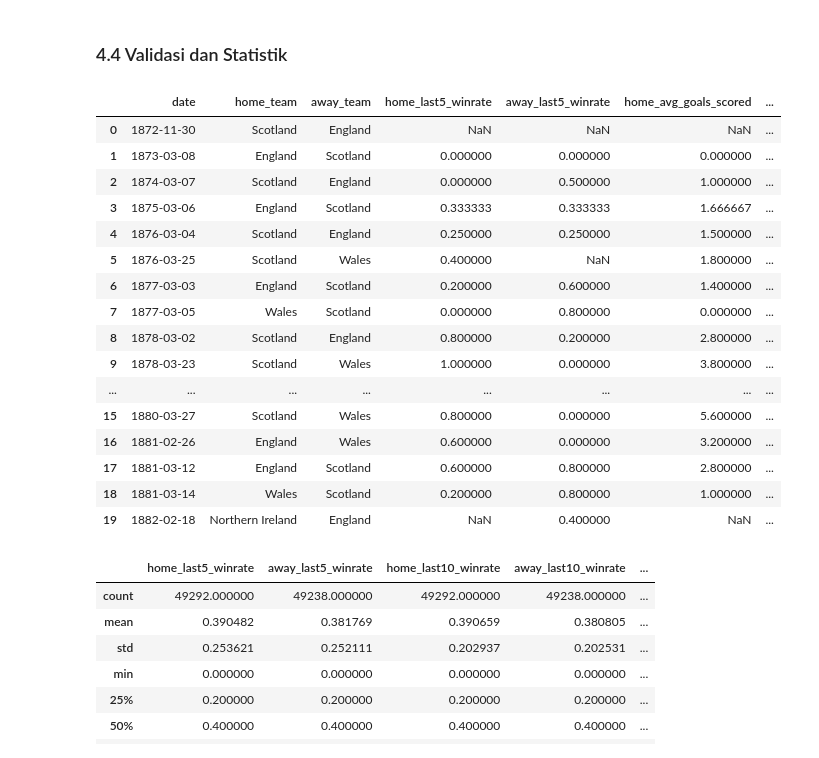
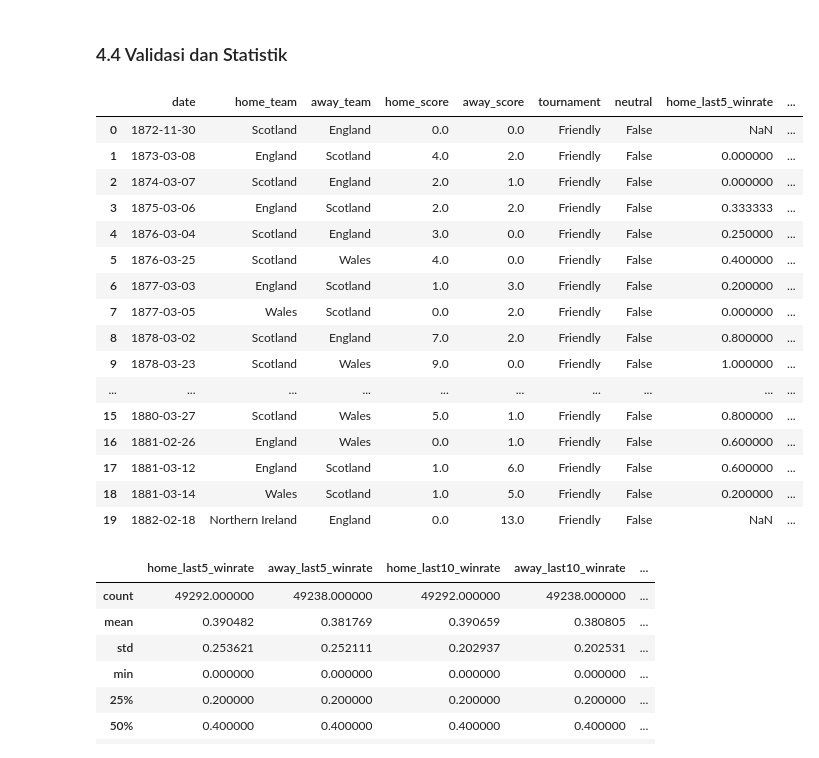
Before and after one commit to RyannPy/international-football-prediction, a Jupyter notebook: notebooks/07_historical_feature_engineering.ipynb, the cells around one changed output. Saved outputs shown, nothing was run; the diff lists cells and outputs as text; code cells hidden in the pictures.

```diff
--- a/notebooks/07_historical_feature_engineering.ipynb
+++ b/notebooks/07_historical_feature_engineering.ipynb
@@ -373,35 +373,25 @@ for idx, match in matches.iterrows():
 ### 4.4 Validasi dan Statistik
 # %%
 # %%
-matches[
-    [
-        "date",
-        "home_team",
-        "away_team",
-        "home_last5_winrate",
-        "away_last5_winrate",
-        "home_avg_goals_scored",
-        "away_avg_goals_scored"
-    ]
-].head(20)
+matches.head(20)
 # %% [output]
-|  | date | home_team | away_team | home_last5_winrate | away_last5_winrate | home_avg_goals_scored | ... |
-| 0 | 1872-11-30 | Scotland | England | NaN | NaN | NaN | ... |
-| 1 | 1873-03-08 | England | Scotland | 0.000000 | 0.000000 | 0.000000 | ... |
-| 2 | 1874-03-07 | Scotland | England | 0.000000 | 0.500000 | 1.000000 | ... |
-| 3 | 1875-03-06 | England | Scotland | 0.333333 | 0.333333 | 1.666667 | ... |
-| 4 | 1876-03-04 | Scotland | England | 0.250000 | 0.250000 | 1.500000 | ... |
-| 5 | 1876-03-25 | Scotland | Wales | 0.400000 | NaN | 1.800000 | ... |
-| 6 | 1877-03-03 | England | Scotland | 0.200000 | 0.600000 | 1.400000 | ... |
-| 7 | 1877-03-05 | Wales | Scotland | 0.000000 | 0.800000 | 0.000000 | ... |
-| 8 | 1878-03-02 | Scotland | England | 0.800000 | 0.200000 | 2.800000 | ... |
-| 9 | 1878-03-23 | Scotland | Wales | 1.000000 | 0.000000 | 3.800000 | ... |
-| ... | ... | ... | ... | ... | ... | ... | ... |
-| 15 | 1880-03-27 | Scotland | Wales | 0.800000 | 0.000000 | 5.600000 | ... |
-| 16 | 1881-02-26 | England | Wales | 0.600000 | 0.000000 | 3.200000 | ... |
-| 17 | 1881-03-12 | England | Scotland | 0.600000 | 0.800000 | 2.800000 | ... |
-| 18 | 1881-03-14 | Wales | Scotland | 0.200000 | 0.800000 | 1.000000 | ... |
-| 19 | 1882-02-18 | Northern Ireland | England | NaN | 0.400000 | NaN | ... |
+|  | date | home_team | away_team | home_score | away_score | tournament | neutral | home_last5_winrate | ... |
+| 0 | 1872-11-30 | Scotland | England | 0.0 | 0.0 | Friendly | False | NaN | ... |
+| 1 | 1873-03-08 | England | Scotland | 4.0 | 2.0 | Friendly | False | 0.000000 | ... |
+| 2 | 1874-03-07 | Scotland | England | 2.0 | 1.0 | Friendly | False | 0.000000 | ... |
+| 3 | 1875-03-06 | England | Scotland | 2.0 | 2.0 | Friendly | False | 0.333333 | ... |
+| 4 | 1876-03-04 | Scotland | England | 3.0 | 0.0 | Friendly | False | 0.250000 | ... |
+| 5 | 1876-03-25 | Scotland | Wales | 4.0 | 0.0 | Friendly | False | 0.400000 | ... |
+| 6 | 1877-03-03 | England | Scotland | 1.0 | 3.0 | Friendly | False | 0.200000 | ... |
+| 7 | 1877-03-05 | Wales | Scotland | 0.0 | 2.0 | Friendly | False | 0.000000 | ... |
+| 8 | 1878-03-02 | Scotland | England | 7.0 | 2.0 | Friendly | False | 0.800000 | ... |
+| 9 | 1878-03-23 | Scotland | Wales | 9.0 | 0.0 | Friendly | False | 1.000000 | ... |
+| ... | ... | ... | ... | ... | ... | ... | ... | ... | ... |
+| 15 | 1880-03-27 | Scotland | Wales | 5.0 | 1.0 | Friendly | False | 0.800000 | ... |
+| 16 | 1881-02-26 | England | Wales | 0.0 | 1.0 | Friendly | False | 0.600000 | ... |
+| 17 | 1881-03-12 | England | Scotland | 1.0 | 6.0 | Friendly | False | 0.600000 | ... |
+| 18 | 1881-03-14 | Wales | Scotland | 1.0 | 5.0 | Friendly | False | 0.200000 | ... |
+| 19 | 1882-02-18 | Northern Ireland | England | 0.0 | 13.0 | Friendly | False | NaN | ... |
 # %%
 matches[historical_features].describe()
 # %% [output]
```
Also changed, not shown: parts of 1 cell of this notebook, 3 other files.
